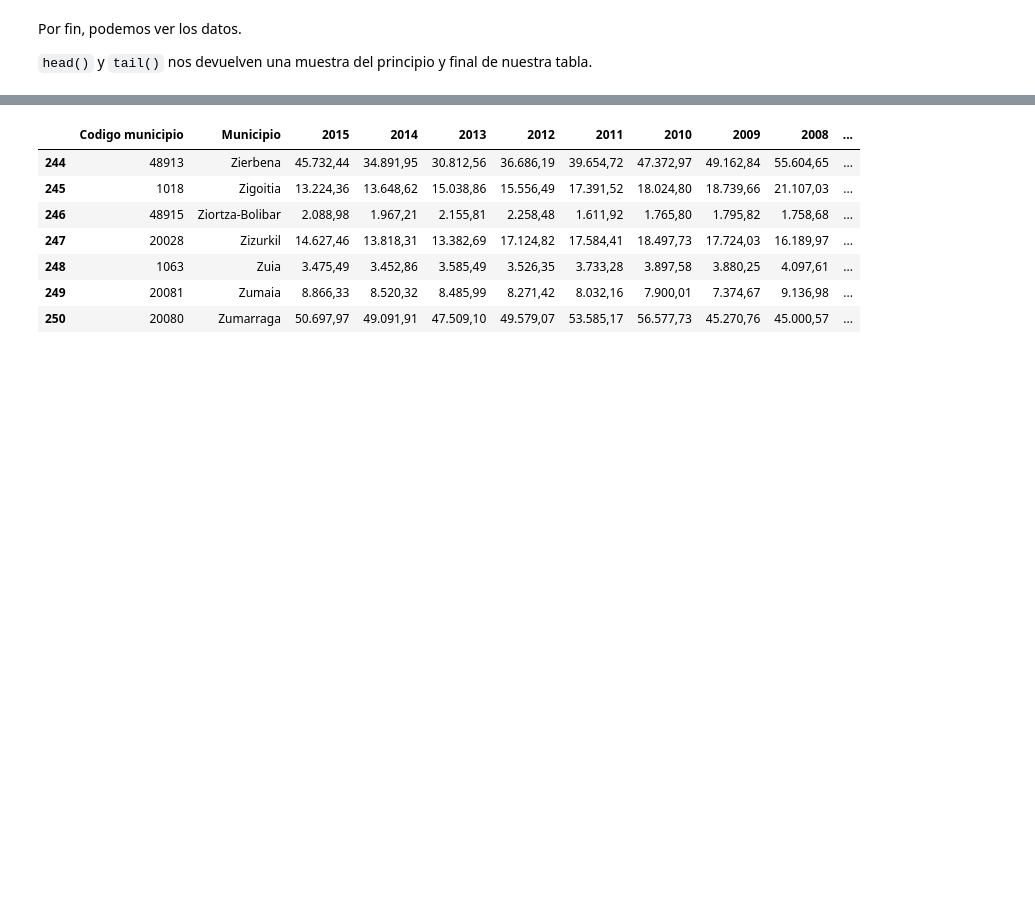
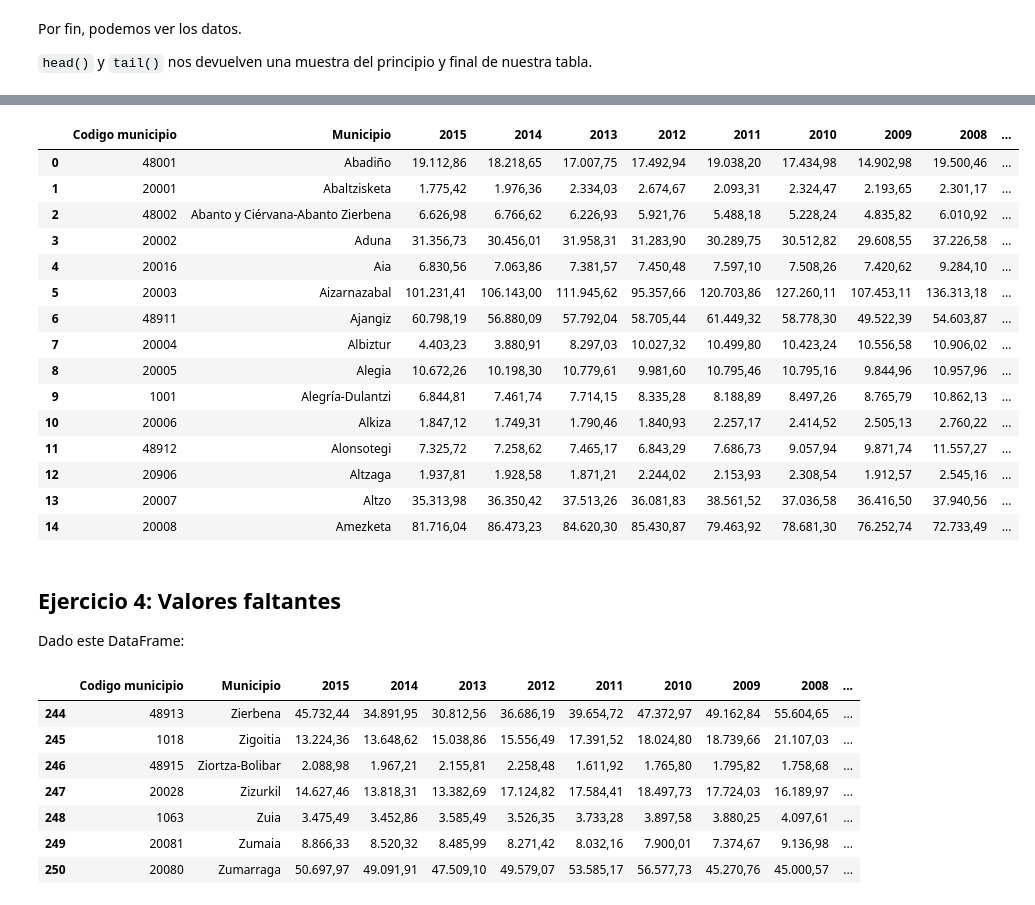
Before and after one commit to amejosecar/ia_dema, a Jupyter notebook: 01_Manipulacion_Basica_datos/00_Teoria/Manipulación_básica_de_datos.ipynb, the cells around one changed output, grey strips where cells are left out. Saved outputs shown, nothing was run; the diff lists cells and outputs as text; code cells hidden in the pictures; blank space fills up the shorter version.

```diff
--- a/01_Manipulacion_Basica_datos/00_Teoria/Manipulación_básica_de_datos.ipynb
+++ b/01_Manipulacion_Basica_datos/00_Teoria/Manipulación_básica_de_datos.ipynb
@@ -69,3 +69,25 @@ consumo.head(8)
+# %%
+consumo.head(15)
+# %% [output]
+|  | Codigo municipio | Municipio | 2015 | 2014 | 2013 | 2012 | 2011 | 2010 | 2009 | 2008 | ... |
+| 0 | 48001 | Abadiño | 19.112,86 | 18.218,65 | 17.007,75 | 17.492,94 | 19.038,20 | 17.434,98 | 14.902,98 | 19.500,46 | ... |
+| 1 | 20001 | Abaltzisketa | 1.775,42 | 1.976,36 | 2.334,03 | 2.674,67 | 2.093,31 | 2.324,47 | 2.193,65 | 2.301,17 | ... |
+| 2 | 48002 | Abanto y Ciérvana-Abanto Zierbena | 6.626,98 | 6.766,62 | 6.226,93 | 5.921,76 | 5.488,18 | 5.228,24 | 4.835,82 | 6.010,92 | ... |
+| 3 | 20002 | Aduna | 31.356,73 | 30.456,01 | 31.958,31 | 31.283,90 | 30.289,75 | 30.512,82 | 29.608,55 | 37.226,58 | ... |
+| 4 | 20016 | Aia | 6.830,56 | 7.063,86 | 7.381,57 | 7.450,48 | 7.597,10 | 7.508,26 | 7.420,62 | 9.284,10 | ... |
+| 5 | 20003 | Aizarnazabal | 101.231,41 | 106.143,00 | 111.945,62 | 95.357,66 | 120.703,86 | 127.260,11 | 107.453,11 | 136.313,18 | ... |
+| 6 | 48911 | Ajangiz | 60.798,19 | 56.880,09 | 57.792,04 | 58.705,44 | 61.449,32 | 58.778,30 | 49.522,39 | 54.603,87 | ... |
+| 7 | 20004 | Albiztur | 4.403,23 | 3.880,91 | 8.297,03 | 10.027,32 | 10.499,80 | 10.423,24 | 10.556,58 | 10.906,02 | ... |
+| 8 | 20005 | Alegia | 10.672,26 | 10.198,30 | 10.779,61 | 9.981,60 | 10.795,46 | 10.795,16 | 9.844,96 | 10.957,96 | ... |
+| 9 | 1001 | Alegría-Dulantzi | 6.844,81 | 7.461,74 | 7.714,15 | 8.335,28 | 8.188,89 | 8.497,26 | 8.765,79 | 10.862,13 | ... |
+| 10 | 20006 | Alkiza | 1.847,12 | 1.749,31 | 1.790,46 | 1.840,93 | 2.257,17 | 2.414,52 | 2.505,13 | 2.760,22 | ... |
+| 11 | 48912 | Alonsotegi | 7.325,72 | 7.258,62 | 7.465,17 | 6.843,29 | 7.686,73 | 9.057,94 | 9.871,74 | 11.557,27 | ... |
+| 12 | 20906 | Altzaga | 1.937,81 | 1.928,58 | 1.871,21 | 2.244,02 | 2.153,93 | 2.308,54 | 1.912,57 | 2.545,16 | ... |
+| 13 | 20007 | Altzo | 35.313,98 | 36.350,42 | 37.513,26 | 36.081,83 | 38.561,52 | 37.036,58 | 36.416,50 | 37.940,56 | ... |
+| 14 | 20008 | Amezketa | 81.716,04 | 86.473,23 | 84.620,30 | 85.430,87 | 79.463,92 | 78.681,30 | 76.252,74 | 72.733,49 | ... |
+# %% [markdown]
+## Ejercicio 4: Valores faltantes
+Dado este DataFrame:
 # %%
 consumo.tail(7)
 # %% [output]
```
Also changed, not shown: parts of 82 cells of this notebook.
